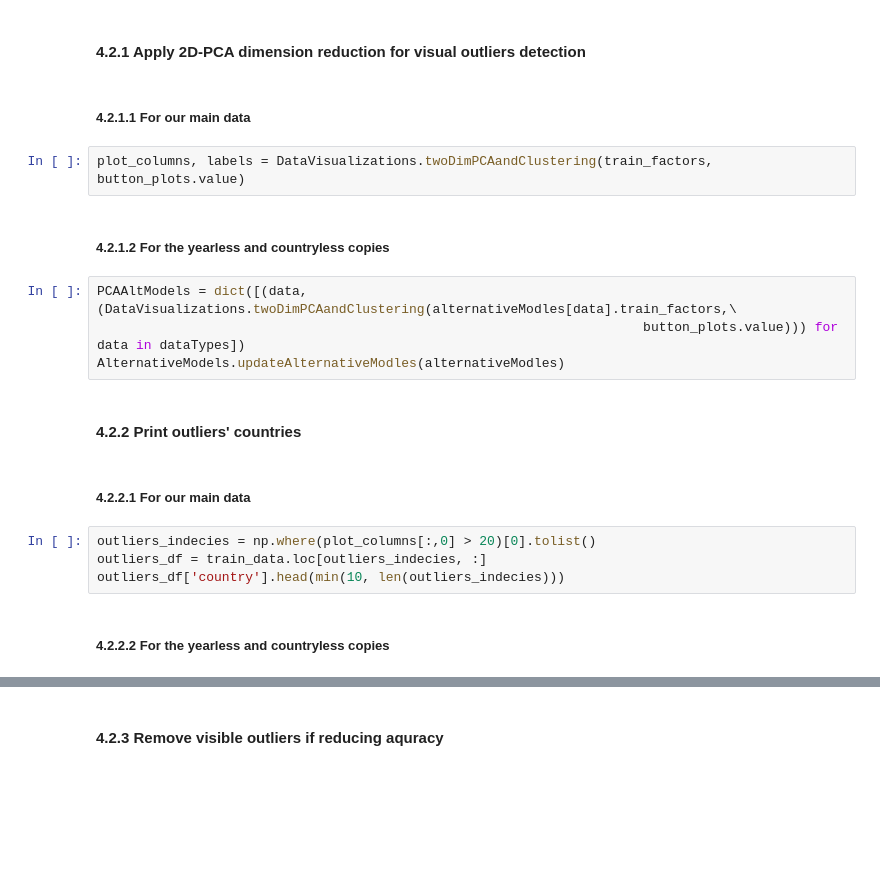
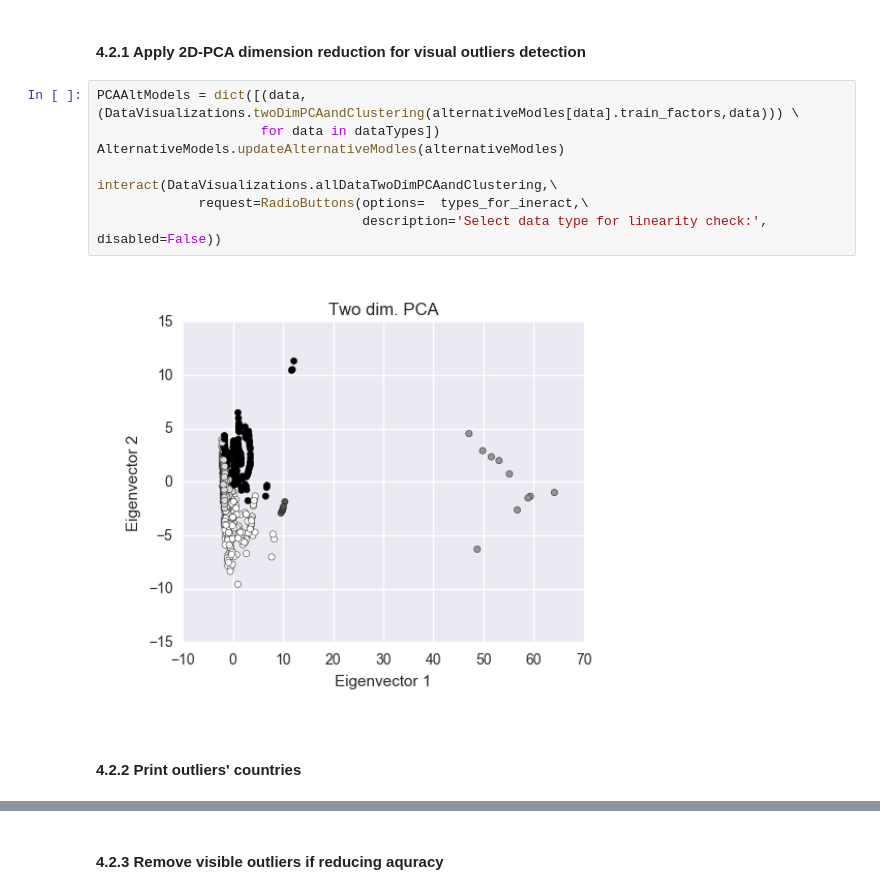
Before and after one commit to acrola/WorkShopDS, a Jupyter notebook: Project-Notebook.ipynb, the cells around one changed output, grey strips where cells are left out. Cells and saved outputs as stored; diff of their text form; blank space fills up the shorter version.

```diff
--- a/Project-Notebook.ipynb
+++ b/Project-Notebook.ipynb
@@ -216,26 +265,18 @@ AlternativeModels.updateAlternativeModles(alternativeModles)
 ### 4.2 PCA Visual Method
 # %% [markdown]
 #### 4.2.1 Apply 2D-PCA dimension reduction for visual outliers detection
-# %% [markdown]
-##### 4.2.1.1 For our main data
-# %%
-plot_columns, labels = DataVisualizations.twoDimPCAandClustering(train_factors, button_plots.value)
-# %% [markdown]
-##### 4.2.1.2 For the yearless and countryless copies
 # %%
-PCAAltModels = dict([(data,(DataVisualizations.twoDimPCAandClustering(alternativeModles[data].train_factors,\
-                                                                      button_plots.value))) for data in dataTypes])
+PCAAltModels = dict([(data,(DataVisualizations.twoDimPCAandClustering(alternativeModles[data].train_factors,data))) \
+                     for data in dataTypes])
 AlternativeModels.updateAlternativeModles(alternativeModles)
+
+interact(DataVisualizations.allDataTwoDimPCAandClustering,\
+             request=RadioButtons(options=  types_for_ineract,\
+                                  description='Select data type for linearity check:', disabled=False))
+# %% [output]
+[figure, added]
 # %% [markdown]
 #### 4.2.2 Print outliers' countries
-# %% [markdown]
-##### 4.2.2.1 For our main data
-# %%
-outliers_indecies = np.where(plot_columns[:,0] > 20)[0].tolist()
-outliers_df = train_data.loc[outliers_indecies, :]
-outliers_df['country'].head(min(10, len(outliers_indecies)))
-# %% [markdown]
-##### 4.2.2.2 For the yearless and countryless copies
 # %%
 outliers_indecies_AltModels = dict([(data,np.where(PCAAltModels[data][0][:,0] > 20)[0].tolist()) for data in dataTypes])
 outliers_df_AltModels = dict([(data,alternativeModles[data].train_data.loc[outliers_indecies_AltModels[data], :]) for data \
```
Also changed, not shown: parts of 41 cells of this notebook, 11 other files.
